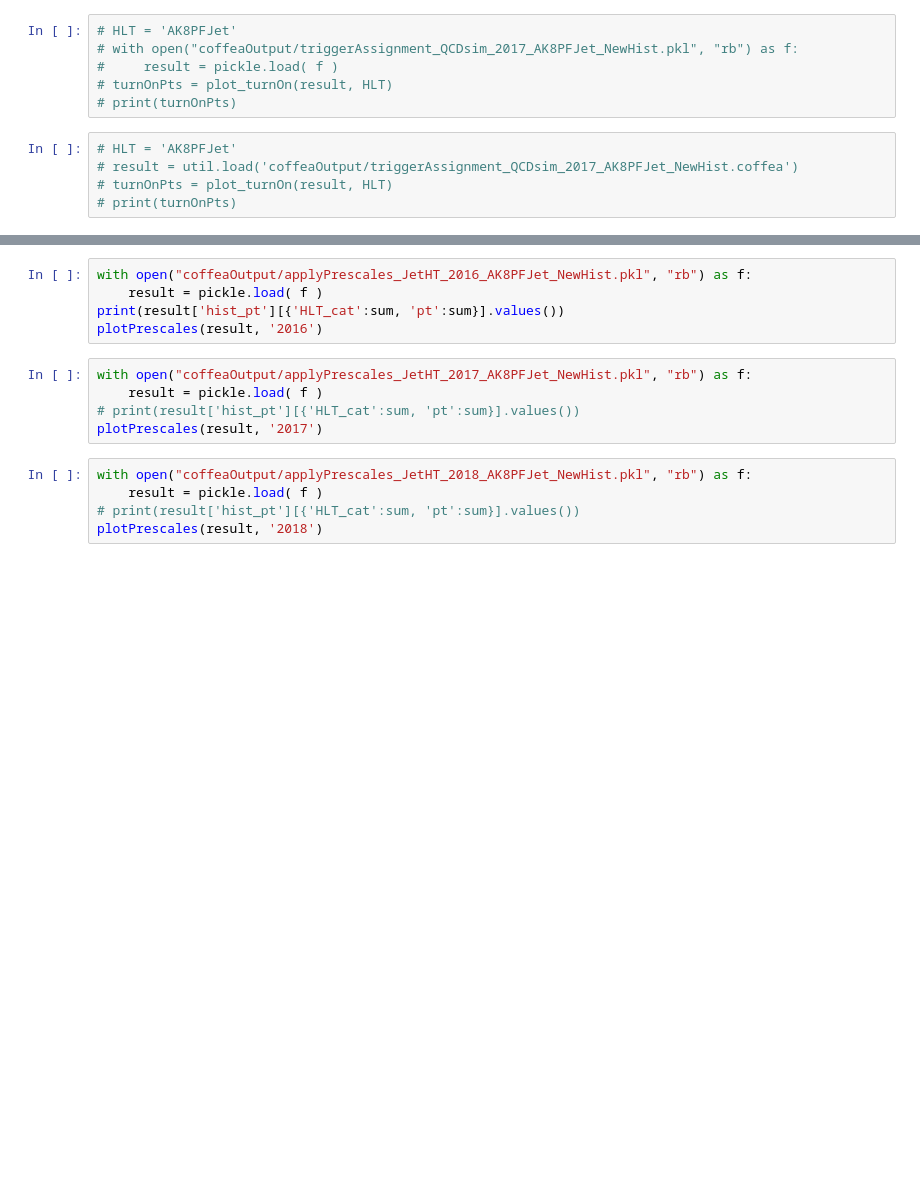
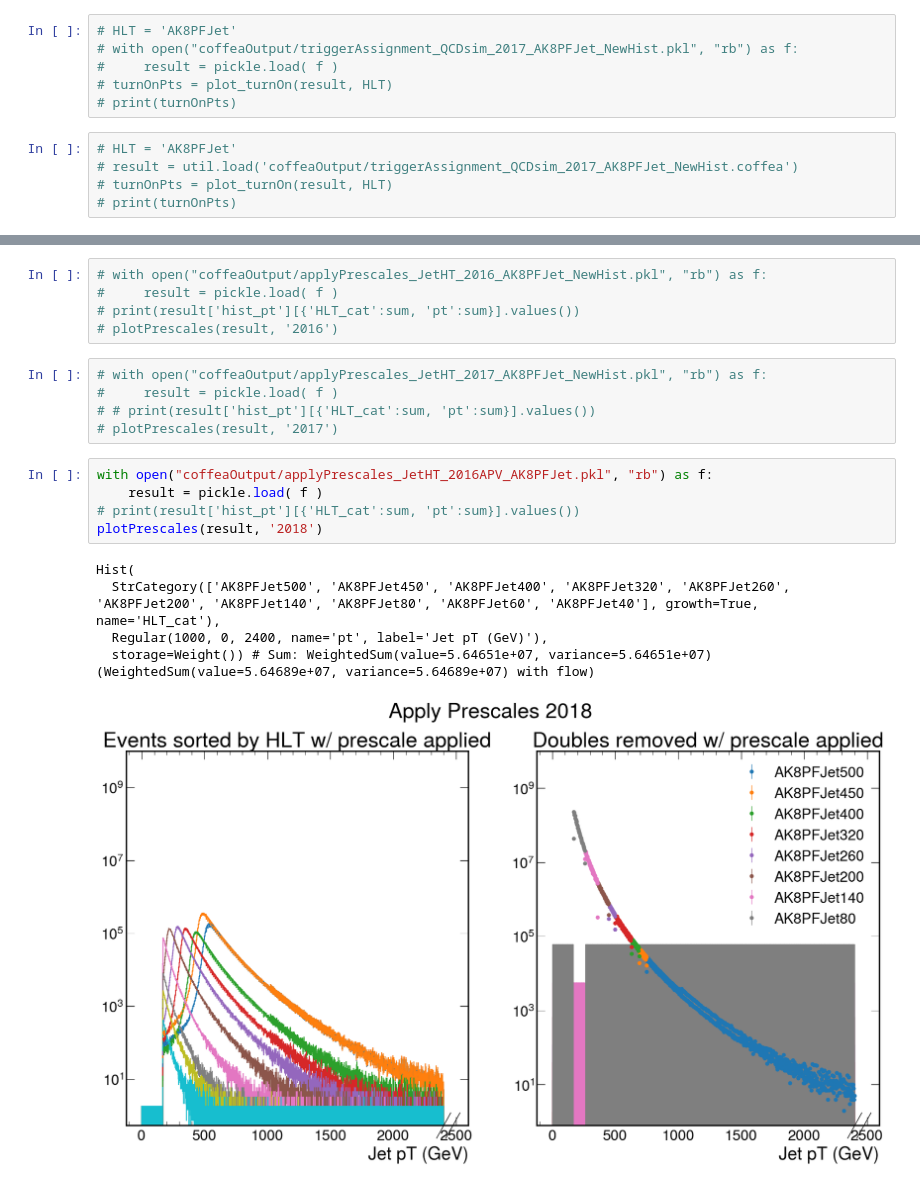
Before and after one commit to laurenhay/GluonJetMass, a Jupyter notebook: applyPrescales.ipynb, the cells around one changed output, grey strips where cells are left out. Saved outputs shown, nothing was run; the diff lists cells and outputs as text; blank space fills up the shorter version.

```diff
--- a/applyPrescales.ipynb
+++ b/applyPrescales.ipynb
@@ -296,15 +405,21 @@ plotPrescales(result, '2016APV')
 # %%
-with open("coffeaOutput/applyPrescales_JetHT_2016_AK8PFJet_NewHist.pkl", "rb") as f:
-    result = pickle.load( f )
-print(result['hist_pt'][{'HLT_cat':sum, 'pt':sum}].values())
-plotPrescales(result, '2016')
+# with open("coffeaOutput/applyPrescales_JetHT_2016_AK8PFJet_NewHist.pkl", "rb") as f:
+#     result = pickle.load( f )
+# print(result['hist_pt'][{'HLT_cat':sum, 'pt':sum}].values())
+# plotPrescales(result, '2016')
 # %%
-with open("coffeaOutput/applyPrescales_JetHT_2017_AK8PFJet_NewHist.pkl", "rb") as f:
-    result = pickle.load( f )
-# print(result['hist_pt'][{'HLT_cat':sum, 'pt':sum}].values())
-plotPrescales(result, '2017')
+# with open("coffeaOutput/applyPrescales_JetHT_2017_AK8PFJet_NewHist.pkl", "rb") as f:
+#     result = pickle.load( f )
+# # print(result['hist_pt'][{'HLT_cat':sum, 'pt':sum}].values())
+# plotPrescales(result, '2017')
 # %%
-with open("coffeaOutput/applyPrescales_JetHT_2018_AK8PFJet_NewHist.pkl", "rb") as f:
+with open("coffeaOutput/applyPrescales_JetHT_2016APV_AK8PFJet.pkl", "rb") as f:
     result = pickle.load( f )
 # print(result['hist_pt'][{'HLT_cat':sum, 'pt':sum}].values())
 plotPrescales(result, '2018')
+# %% [output]
+Hist(
+  StrCategory(['AK8PFJet500', 'AK8PFJet450', 'AK8PFJet400', 'AK8PFJet320', 'AK8PFJet260', 'AK8PFJet200', 'AK8PFJet140', 'AK8PFJet80', 'AK8PFJet60', 'AK8PFJet40'], growth=True, name='HLT_cat'),
+  Regular(1000, 0, 2400, name='pt', label='Jet pT (GeV)'),
+  storage=Weight()) # Sum: WeightedSum(value=5.64651e+07, variance=5.64651e+07) (WeightedSum(value=5.64689e+07, variance=5.64689e+07) with flow)
+[figure, added]
```
Also changed, not shown: parts of 9 cells of this notebook, 16 other files.
